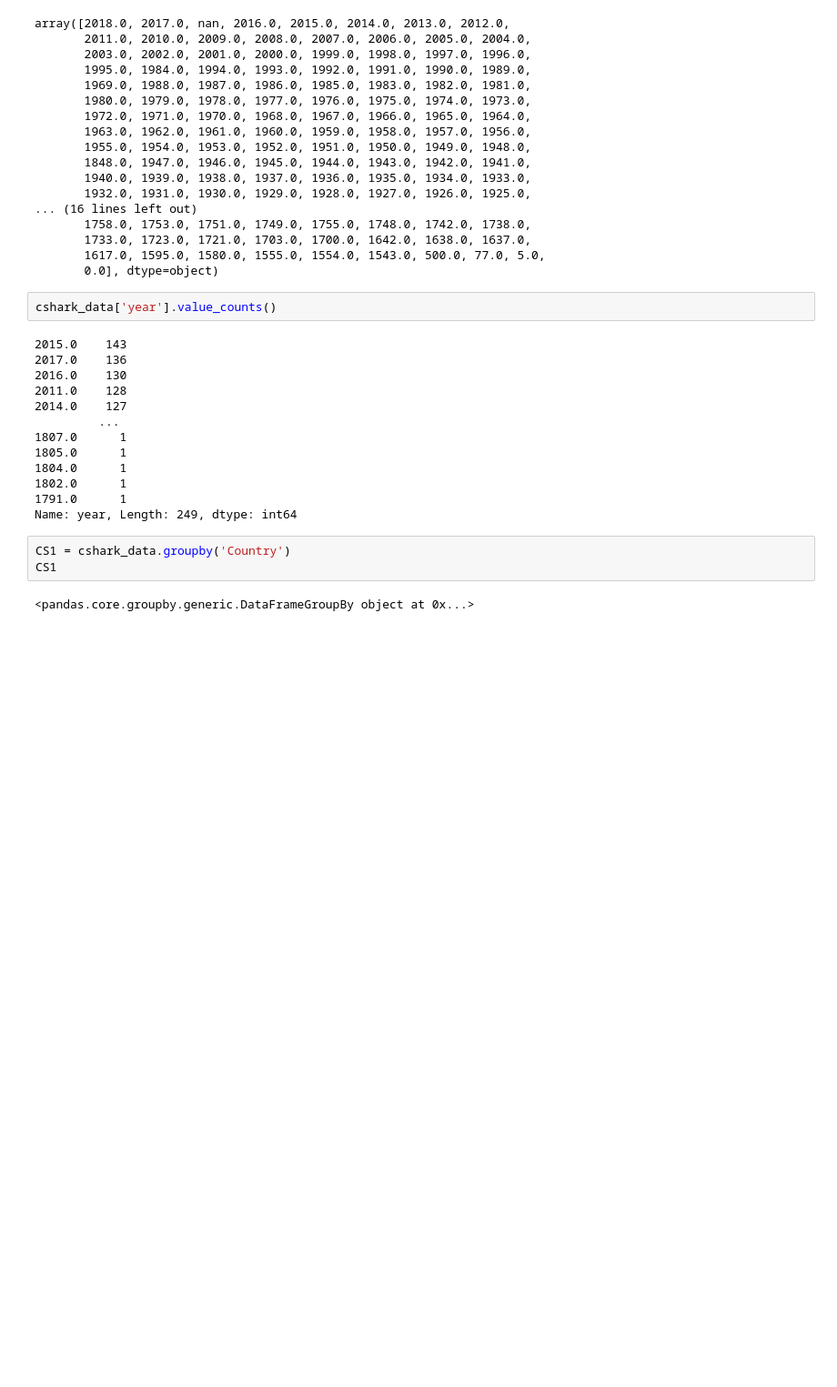
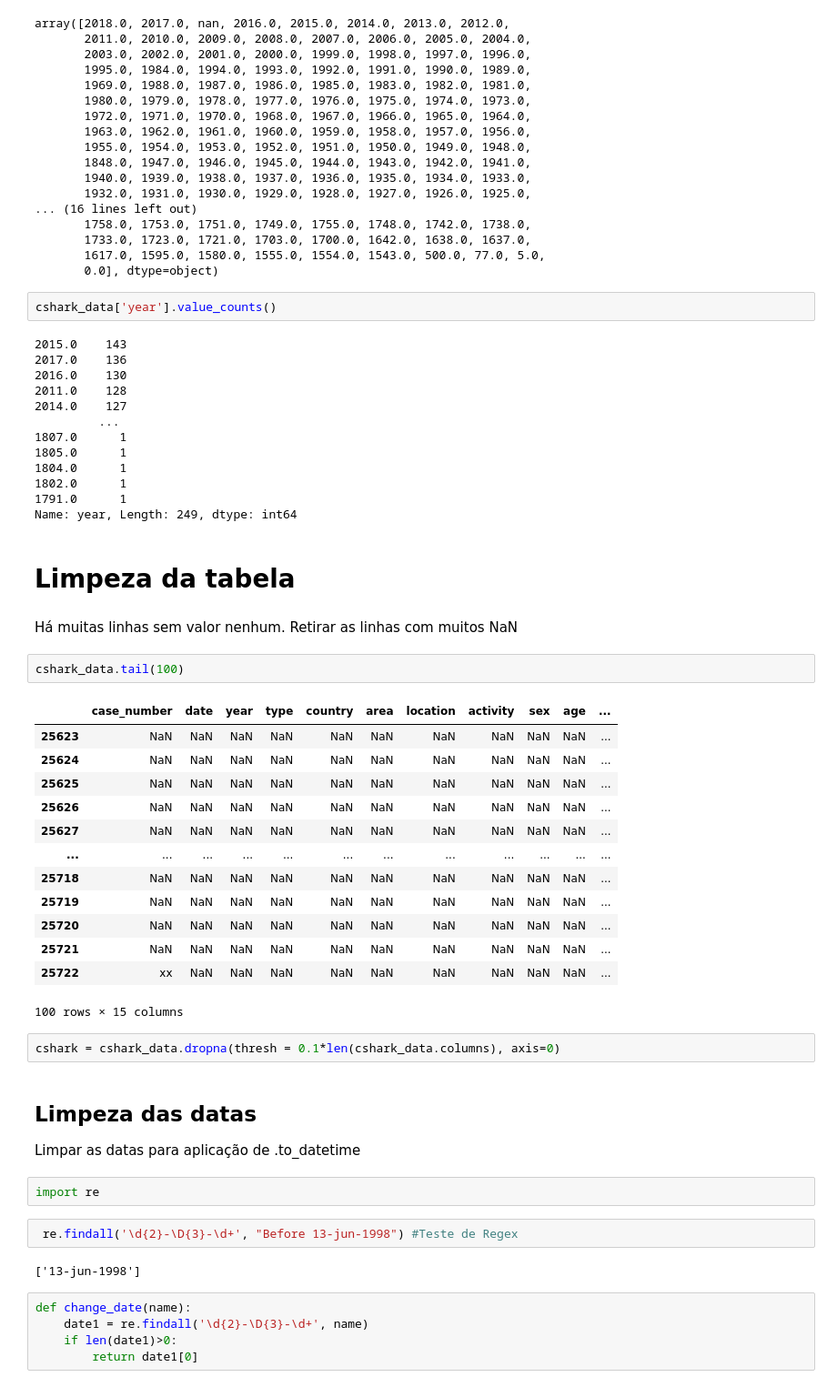
Before and after one commit to carlarbj/Shark_attack, a Jupyter notebook: Shark _attack_project.ipynb, the cells around one changed output. Shown at 91% size. Cells and saved outputs as stored; diff of their text form; blank space fills up the shorter version.

```diff
--- a/Shark _attack_project.ipynb
+++ b/Shark _attack_project.ipynb
@@ -254,8 +274,40 @@ cshark_data['year'].value_counts()
 1802.0      1
 1791.0      1
 Name: year, Length: 249, dtype: int64
-# %%
-CS1 = cshark_data.groupby('Country')
-CS1
-# %% [output]
-<pandas.core.groupby.generic.DataFrameGroupBy object at 0x...>
+# %% [markdown]
+# Limpeza da tabela
+# %% [markdown]
+Há muitas linhas sem valor nenhum. Retirar as linhas com muitos NaN
+# %%
+cshark_data.tail(100)
+# %% [output]
+|  | case_number | date | year | type | country | area | location | activity | sex | age | ... |
+| 25623 | NaN | NaN | NaN | NaN | NaN | NaN | NaN | NaN | NaN | NaN | ... |
+| 25624 | NaN | NaN | NaN | NaN | NaN | NaN | NaN | NaN | NaN | NaN | ... |
+| 25625 | NaN | NaN | NaN | NaN | NaN | NaN | NaN | NaN | NaN | NaN | ... |
+| 25626 | NaN | NaN | NaN | NaN | NaN | NaN | NaN | NaN | NaN | NaN | ... |
+| 25627 | NaN | NaN | NaN | NaN | NaN | NaN | NaN | NaN | NaN | NaN | ... |
+| ... | ... | ... | ... | ... | ... | ... | ... | ... | ... | ... | ... |
+| 25718 | NaN | NaN | NaN | NaN | NaN | NaN | NaN | NaN | NaN | NaN | ... |
+| 25719 | NaN | NaN | NaN | NaN | NaN | NaN | NaN | NaN | NaN | NaN | ... |
+| 25720 | NaN | NaN | NaN | NaN | NaN | NaN | NaN | NaN | NaN | NaN | ... |
+| 25721 | NaN | NaN | NaN | NaN | NaN | NaN | NaN | NaN | NaN | NaN | ... |
+| 25722 | xx | NaN | NaN | NaN | NaN | NaN | NaN | NaN | NaN | NaN | ... |
+100 rows × 15 columns
+# %%
+cshark = cshark_data.dropna(thresh = 0.1*len(cshark_data.columns), axis=0)
+# %% [markdown]
+## Limpeza das datas
+
+Limpar as datas para aplicação de .to_datetime
+# %%
+import re
+# %%
+ re.findall('\d{2}-\D{3}-\d+', "Before 13-jun-1998") #Teste de Regex
+# %% [output]
+['13-jun-1998']
+# %%
+def change_date(name):
+    date1 = re.findall('\d{2}-\D{3}-\d+', name)
+    if len(date1)>0:
+        return date1[0]
```
Also changed, not shown: parts of 32 cells of this notebook.
